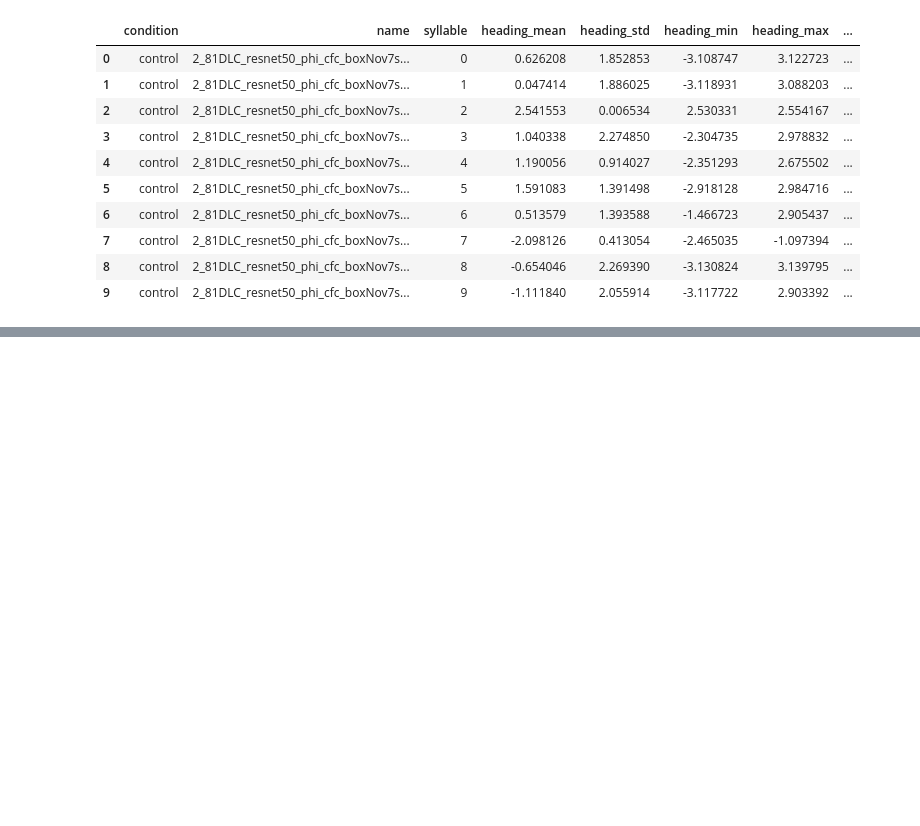
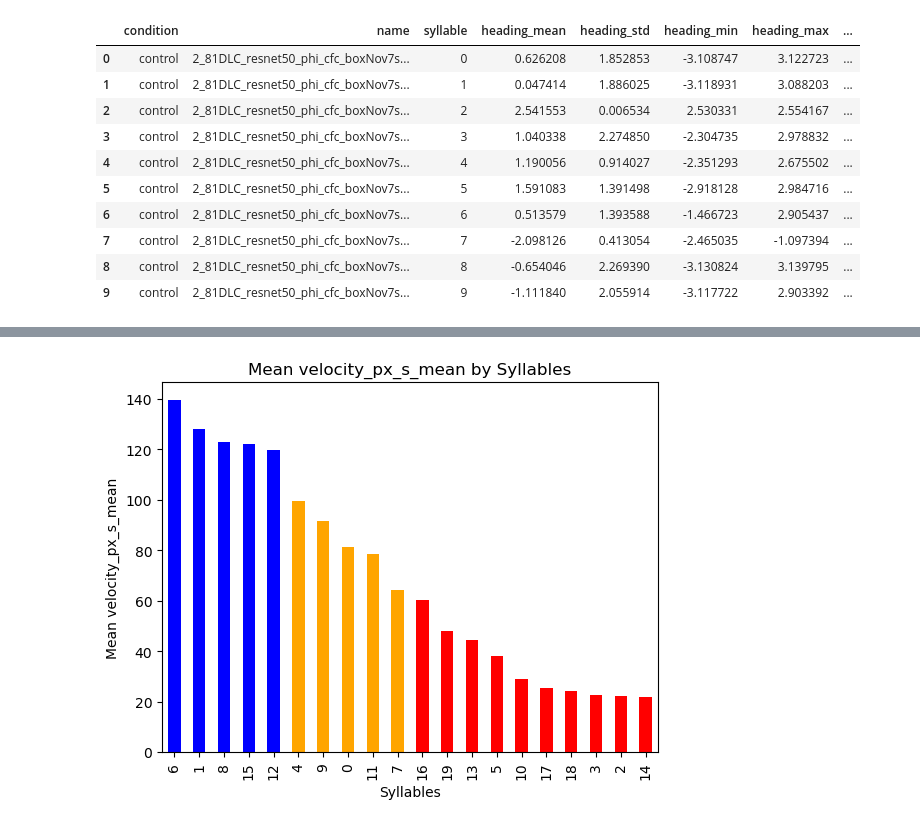
Before and after one commit to GergelyTuri/els_project, a Jupyter notebook: notebooks/novak_analyses/moseq_data_analysis.ipynb, the cells around one changed output, grey strips where cells are left out. Saved outputs shown, nothing was run; the diff lists cells and outputs as text; code cells hidden in the pictures; blank space fills up the shorter version.

```diff
--- a/notebooks/novak_analyses/moseq_data_analysis.ipynb
+++ b/notebooks/novak_analyses/moseq_data_analysis.ipynb
@@ -361,0 +85,40 @@ plt.show()
+# %%
+velocity_breaks = jenkspy.jenks_breaks(recall1_moseq_data['velocity_px_s_mean'].to_numpy(), n_classes=3)
+
+# Create a function to categorize the data based on the breaks
+def categorize_velocity(value):
+    if value <= velocity_breaks[1]:
+        return 'low'
+    elif value <= velocity_breaks[2]:
+        return 'medium'
+    else:
+        return 'high'
+
+# Apply the categorization
+recall1_moseq_data['velocity_cat'] = recall1_moseq_data['velocity_px_s_mean'].apply(categorize_velocity)
+
+# Determine the majority category for each syllable
+def majority_category(categories):
+    return Counter(categories).most_common(1)[0][0]
+
+velocity_syllable_categories = recall1_moseq_data.groupby('syllable')['velocity_cat'].apply(majority_category).reset_index()
+
+# Merge the majority categories back with the mean velocities
+mean_velocity = recall1_moseq_data.groupby('syllable')['velocity_px_s_mean'].median().reset_index()
+mean_velocity = mean_velocity.merge(velocity_syllable_categories, on='syllable')
+
+# Plotting the bar graph with categories for velocity
+colors = {'low': 'red', 'medium': 'orange', 'high': 'blue'}
+mean_velocity['color'] = mean_velocity['velocity_cat'].map(colors)
+mean_velocity = mean_velocity.sort_values(by='velocity_px_s_mean', ascending=False)
+mean_velocity.set_index('syllable')['velocity_px_s_mean'].plot(kind='bar', color=mean_velocity['color'])
+
+# Set the labels and title
+plt.xlabel('Syllables')
+plt.ylabel('Mean velocity_px_s_mean')
+plt.title('Mean velocity_px_s_mean by Syllables')
+
+# Show the plot
+plt.show()
+# %% [output]
+[figure, added]
```
Also changed, not shown: parts of 11 cells of this notebook, 8 other files.
